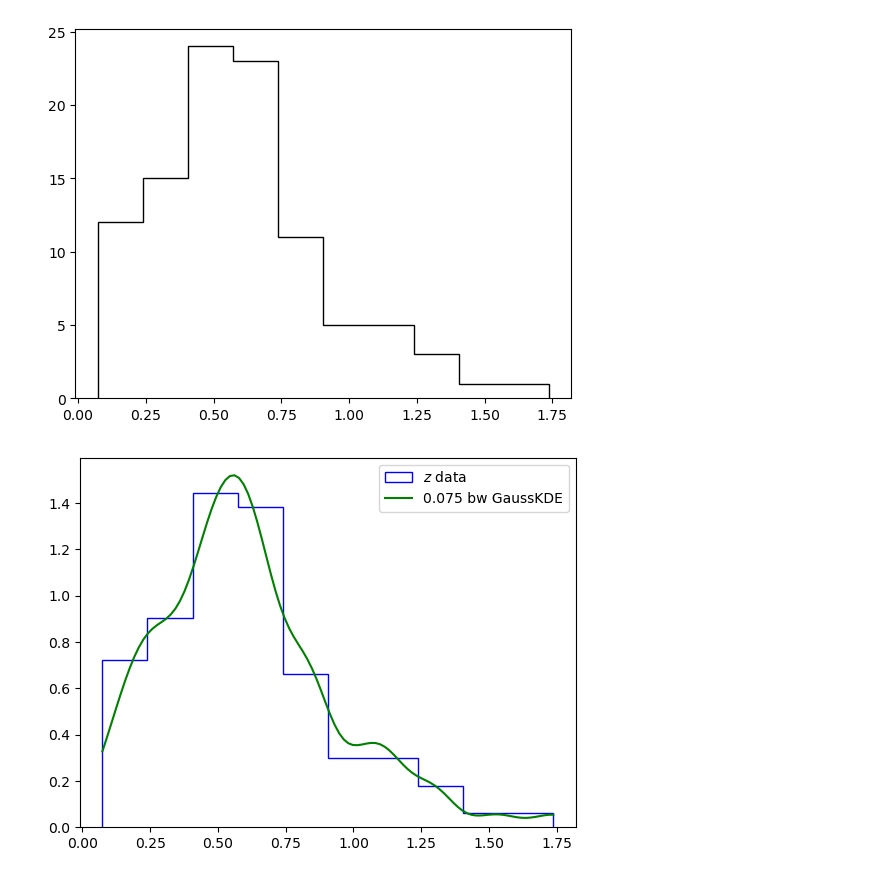
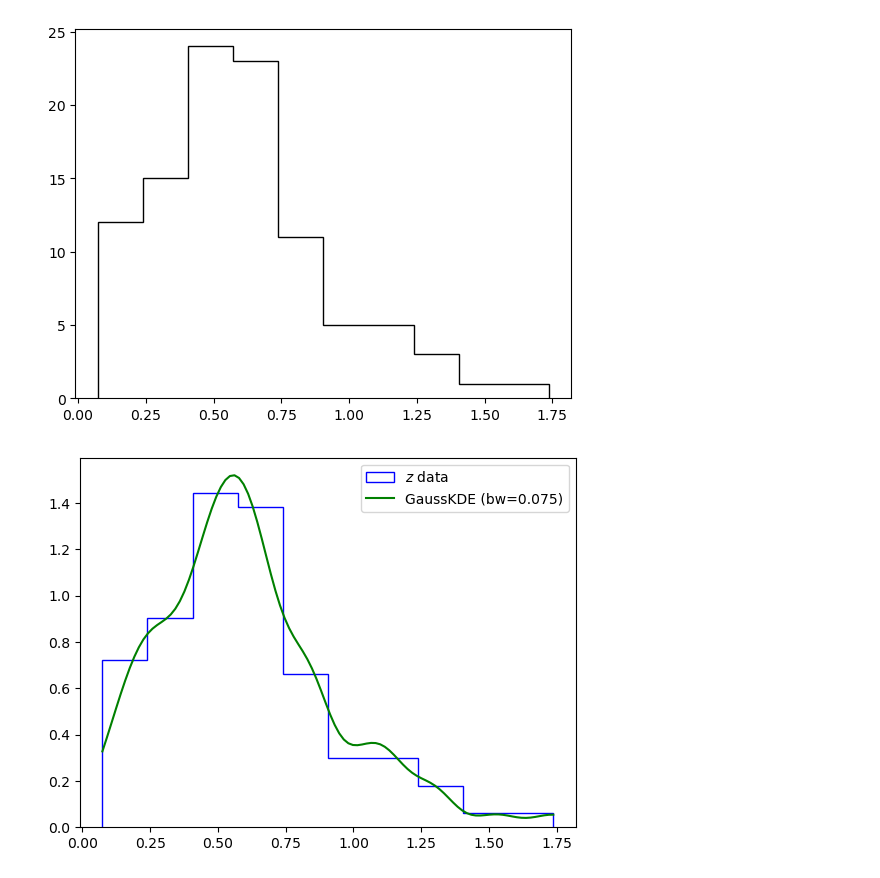
Before and after one commit to FedericoRivano/astrostatistics_bicocca_2026, a Jupyter notebook: working/Es18.ipynb, the cells around one changed output. Saved outputs shown, nothing was run; the diff lists cells and outputs as text; code cells hidden in the pictures.

```diff
--- a/working/Es18.ipynb
+++ b/working/Es18.ipynb
@@ -59,12 +59,12 @@ plt.show()
 # %%
 bw=0.075
 kde = KDE(bandwidth=bw, kernel='gaussian')
 kde.fit(z)
 pdf = np.exp(kde.score_samples(xx[:,np.newaxis]))
 
 plt.hist(z_sample, histtype='step', color='blue', density=True, label='$z$ data')
-plt.plot(xx, pdf, c='green',label=str(bw)+' bw GaussKDE')
+plt.plot(xx, pdf, c='green',label='GaussKDE (bw='+str(bw)+')')
 plt.legend()
 plt.show()
 # %% [output]
-[figure, old version]
+[figure, new version]
```
